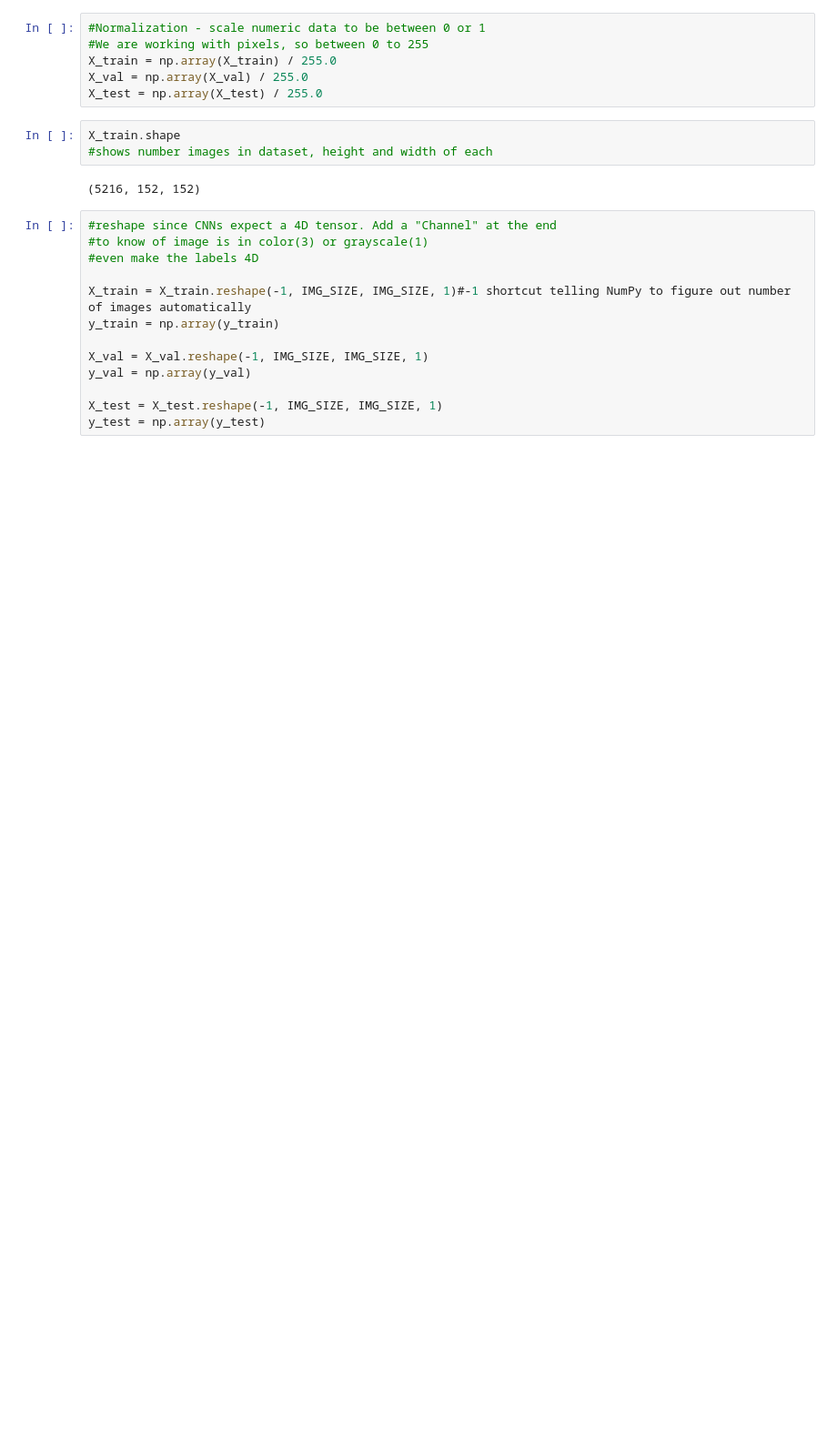
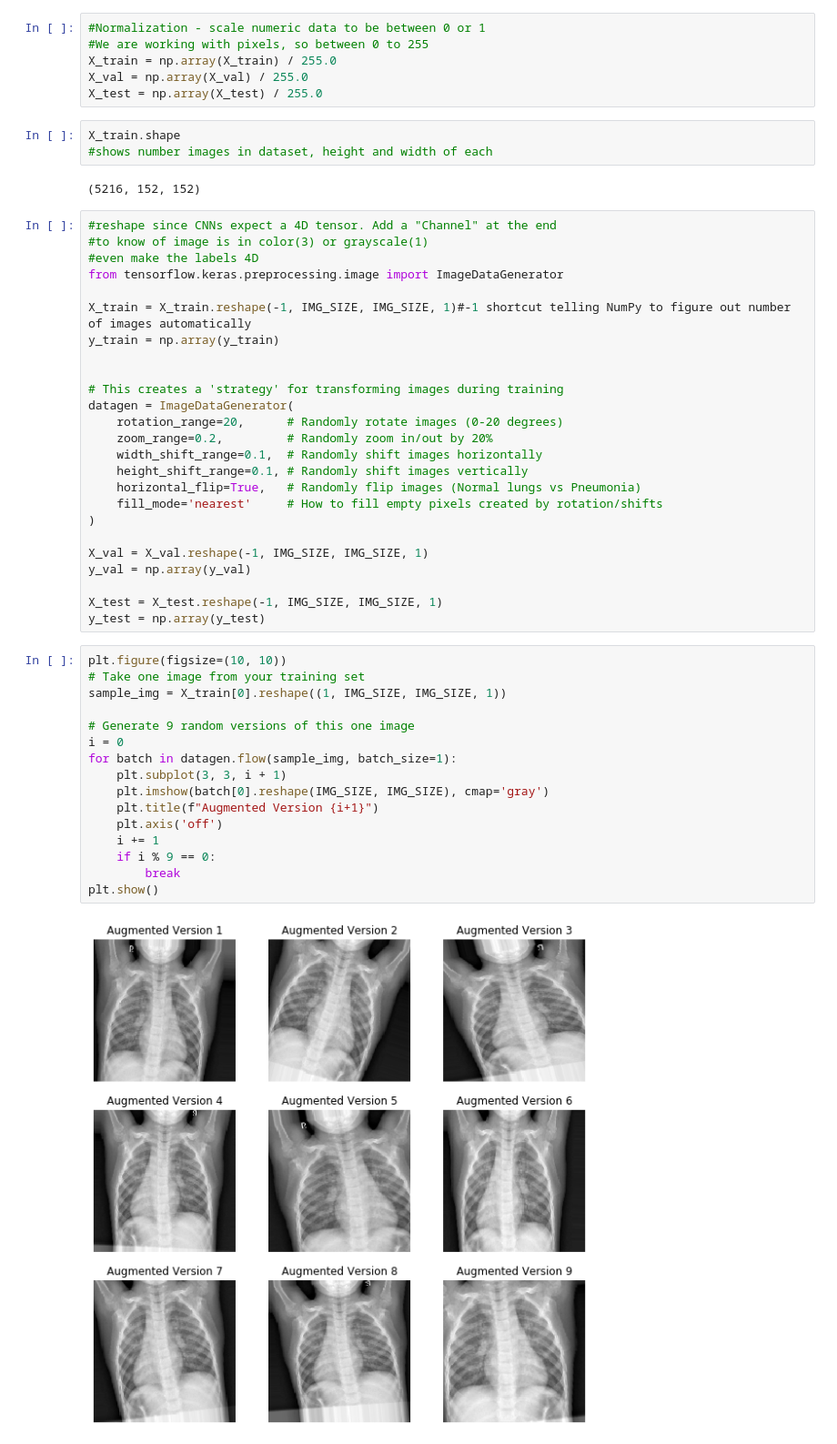
Before and after one commit to Sesihle-Goniwe/cnn-image-classifier, a Jupyter notebook: cnn_classify.ipynb, the cells around one changed output. Shown at 91% size. Saved outputs shown, nothing was run; the diff lists cells and outputs as text; blank space fills up the shorter version.

```diff
--- a/cnn_classify.ipynb
+++ b/cnn_classify.ipynb
@@ -90,12 +91,42 @@ X_train.shape
 #reshape since CNNs expect a 4D tensor. Add a "Channel" at the end
 #to know of image is in color(3) or grayscale(1)
 #even make the labels 4D
+from tensorflow.keras.preprocessing.image import ImageDataGenerator
 
 X_train = X_train.reshape(-1, IMG_SIZE, IMG_SIZE, 1)#-1 shortcut telling NumPy to figure out number of images automatically
 y_train = np.array(y_train)
+
+
+# This creates a 'strategy' for transforming images during training
+datagen = ImageDataGenerator(
+    rotation_range=20,      # Randomly rotate images (0-20 degrees)
+    zoom_range=0.2,         # Randomly zoom in/out by 20%
+    width_shift_range=0.1,  # Randomly shift images horizontally
+    height_shift_range=0.1, # Randomly shift images vertically
+    horizontal_flip=True,   # Randomly flip images (Normal lungs vs Pneumonia)
+    fill_mode='nearest'     # How to fill empty pixels created by rotation/shifts
+)
 
 X_val = X_val.reshape(-1, IMG_SIZE, IMG_SIZE, 1)
 y_val = np.array(y_val)
 
 X_test = X_test.reshape(-1, IMG_SIZE, IMG_SIZE, 1)
 y_test = np.array(y_test)
+# %%
+plt.figure(figsize=(10, 10))
+# Take one image from your training set
+sample_img = X_train[0].reshape((1, IMG_SIZE, IMG_SIZE, 1))
+
+# Generate 9 random versions of this one image
+i = 0
+for batch in datagen.flow(sample_img, batch_size=1):
+    plt.subplot(3, 3, i + 1)
+    plt.imshow(batch[0].reshape(IMG_SIZE, IMG_SIZE), cmap='gray')
+    plt.title(f"Augmented Version {i+1}")
+    plt.axis('off')
+    i += 1
+    if i % 9 == 0:
+        break
+plt.show()
+# %% [output]
+[figure, added]
```
Also changed, not shown: parts of 1 cell of this notebook.
